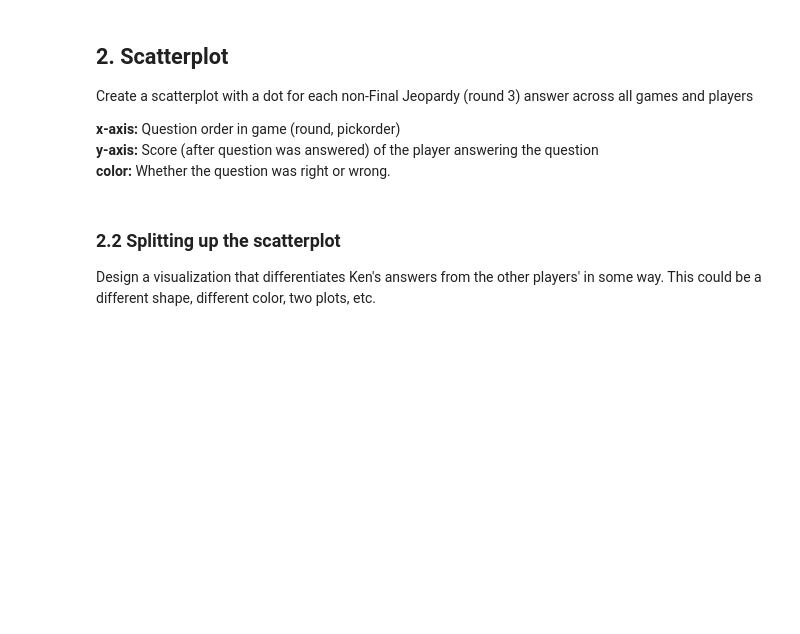
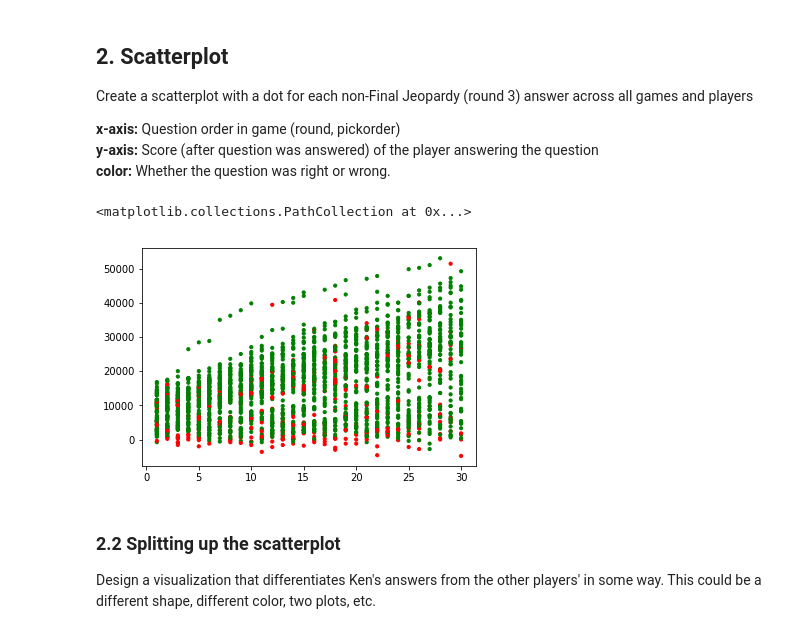
Before and after one commit to jobelenus/python-data-analysis-crash-course, a Jupyter notebook: 09-Visualizations/visualizations.ipynb, the cells around one changed output. Cells and saved outputs as stored; diff of their text form; code cells hidden in the pictures; blank space fills up the shorter version.

```diff
--- a/09-Visualizations/visualizations.ipynb
+++ b/09-Visualizations/visualizations.ipynb
@@ -121,6 +186,21 @@ Create a scatterplot with a dot for each non-Final Jeopardy (round 3) answer acr
 <b>x-axis:</b> Question order in game (round, pickorder)<br>
 <b>y-axis:</b> Score (after question was answered) of the player answering the question<br>
 <b>color:</b> Whether the question was right or wrong.
+# %%
+import numpy as np
+import matplotlib.pyplot as plt
+
+answers_with_scores['colors'] = np.where(answers_with_scores['correct'] == True, 'green', 'red')
+round1 = answers_with_scores[answers_with_scores['round'] == 1]
+round2 = answers_with_scores[answers_with_scores['round'] == 2]
+round3 = answers_with_scores[answers_with_scores['round'] == 3]
+# print(answers_with_scores)
+
+fig, ax = plt.subplots()
+ax.scatter(round2['pickorder'], round2['score_cumulative'], c=round2['colors'], alpha=1, s=10)
+# %% [output]
+<matplotlib.collections.PathCollection at 0x...>
+[figure, added]
 # %% [markdown]
 ### 2.2 Splitting up the scatterplot
 
```
Also changed, not shown: parts of 11 cells of this notebook.
